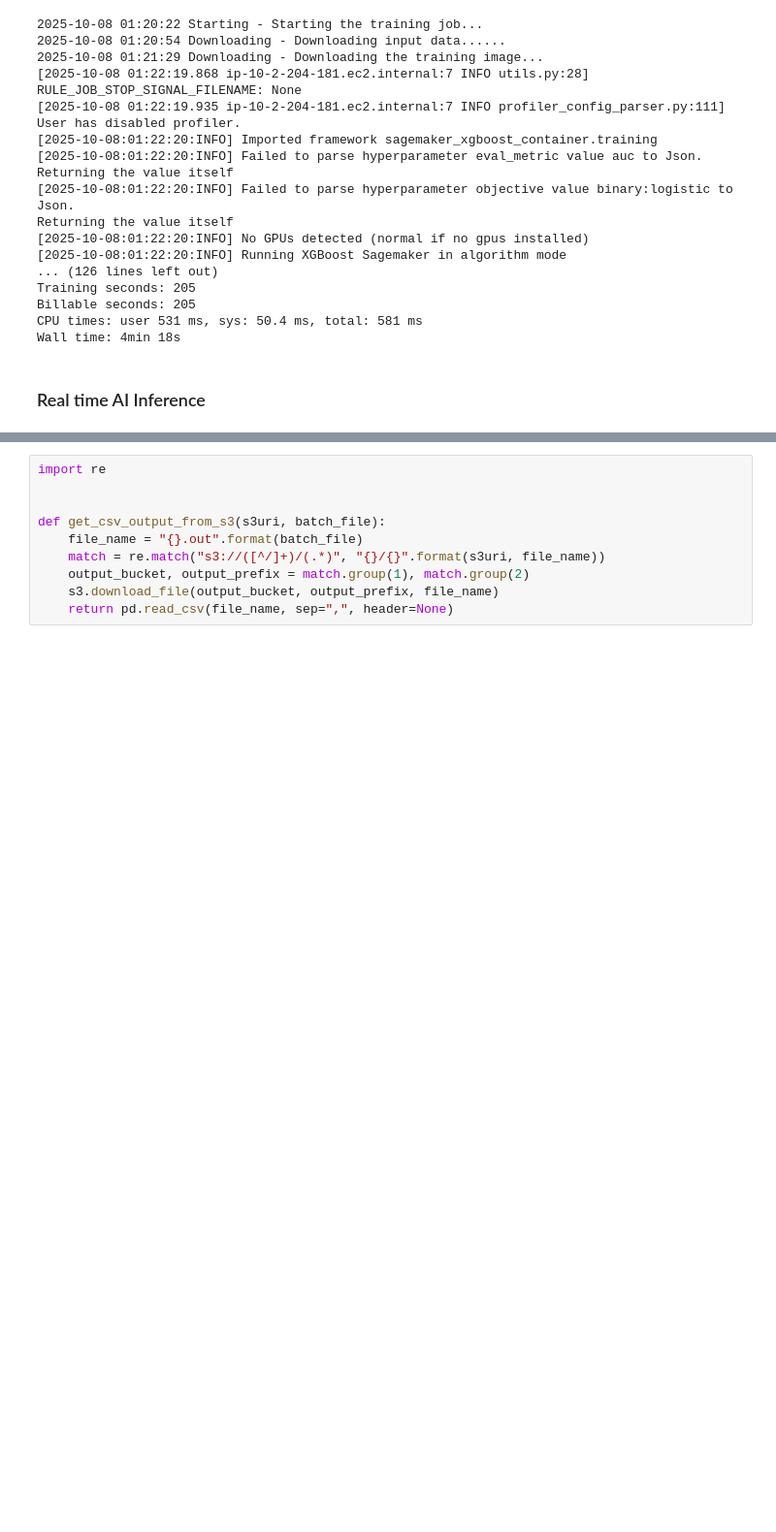
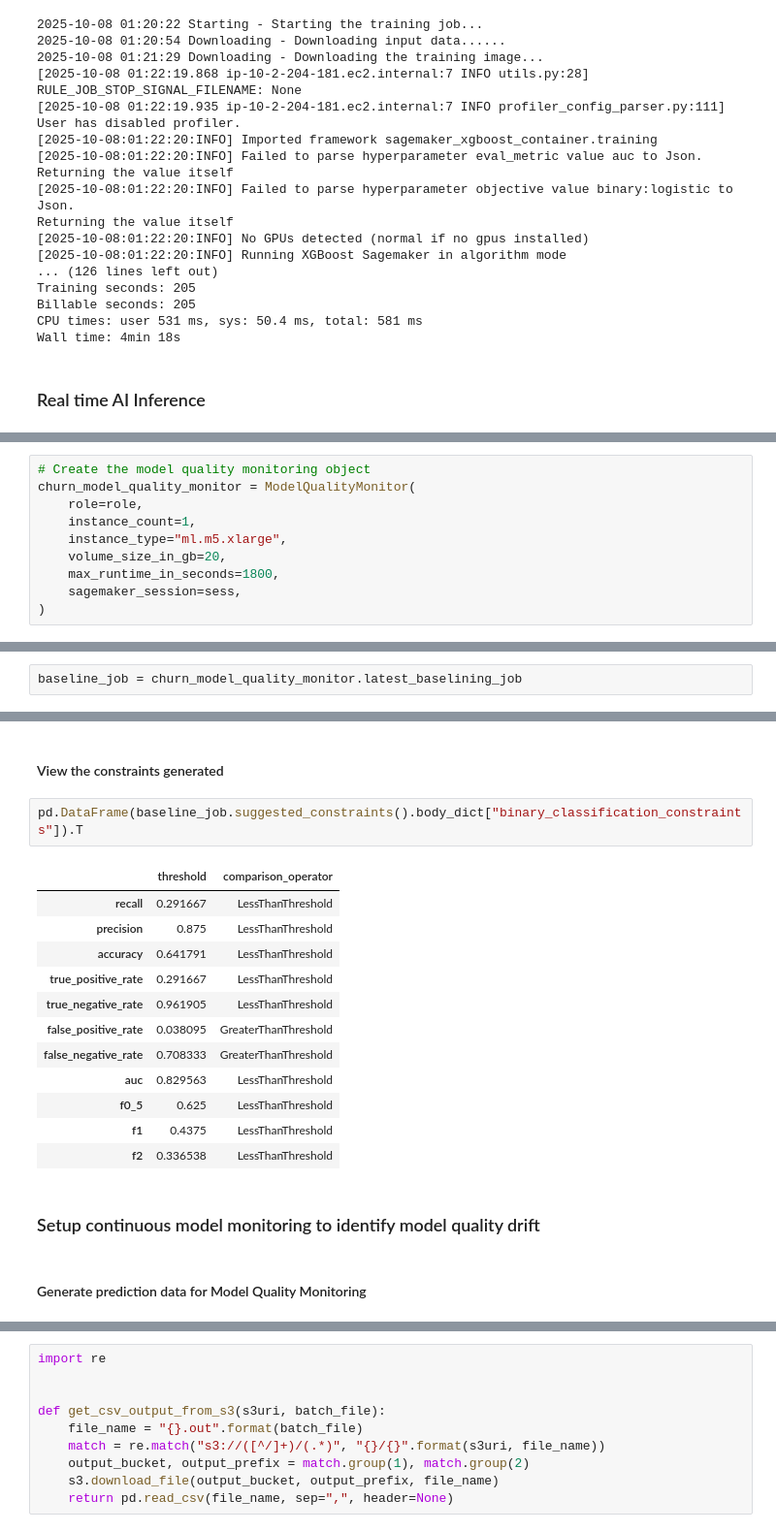
Before and after one commit to karthikraghavan/aai540_toxicity_classification, a Jupyter notebook: datalake_operations.ipynb, the cells around one changed output, grey strips where cells are left out. Shown at 97% size. Drawn from its saved outputs; the diff is of its cells as text; blank space fills up the shorter version.

Commit message:
model monitoring

```diff
--- a/datalake_operations.ipynb
+++ b/datalake_operations.ipynb
@@ -950,0 +1083,10 @@ s3.upload_file('test.csv', bucket, f"{prefix}/test/test.csv")
+# %%
+# Create the model quality monitoring object
+churn_model_quality_monitor = ModelQualityMonitor(
+    role=role,
+    instance_count=1,
+    instance_type="ml.m5.xlarge",
+    volume_size_in_gb=20,
+    max_runtime_in_seconds=1800,
+    sagemaker_session=sess,
+)
@@ -950,0 +1116,2 @@ s3.upload_file('test.csv', bucket, f"{prefix}/test/test.csv")
+# %%
+baseline_job = churn_model_quality_monitor.latest_baselining_job
@@ -950,0 +1141,21 @@ s3.upload_file('test.csv', bucket, f"{prefix}/test/test.csv")
+# %% [markdown]
+#### View the constraints generated
+# %%
+pd.DataFrame(baseline_job.suggested_constraints().body_dict["binary_classification_constraints"]).T
+# %% [output]
+|  | threshold | comparison_operator |
+| recall | 0.291667 | LessThanThreshold |
+| precision | 0.875 | LessThanThreshold |
+| accuracy | 0.641791 | LessThanThreshold |
+| true_positive_rate | 0.291667 | LessThanThreshold |
+| true_negative_rate | 0.961905 | LessThanThreshold |
+| false_positive_rate | 0.038095 | GreaterThanThreshold |
+| false_negative_rate | 0.708333 | GreaterThanThreshold |
+| auc | 0.829563 | LessThanThreshold |
+| f0_5 | 0.625 | LessThanThreshold |
+| f1 | 0.4375 | LessThanThreshold |
+| f2 | 0.336538 | LessThanThreshold |
+# %% [markdown]
+### Setup continuous model monitoring to identify model quality drift <a id='analyze-model-quality-drift'></a>
+# %% [markdown]
+#### Generate prediction data for Model Quality  Monitoring
```
Also changed, not shown: parts of 36 cells of this notebook.
